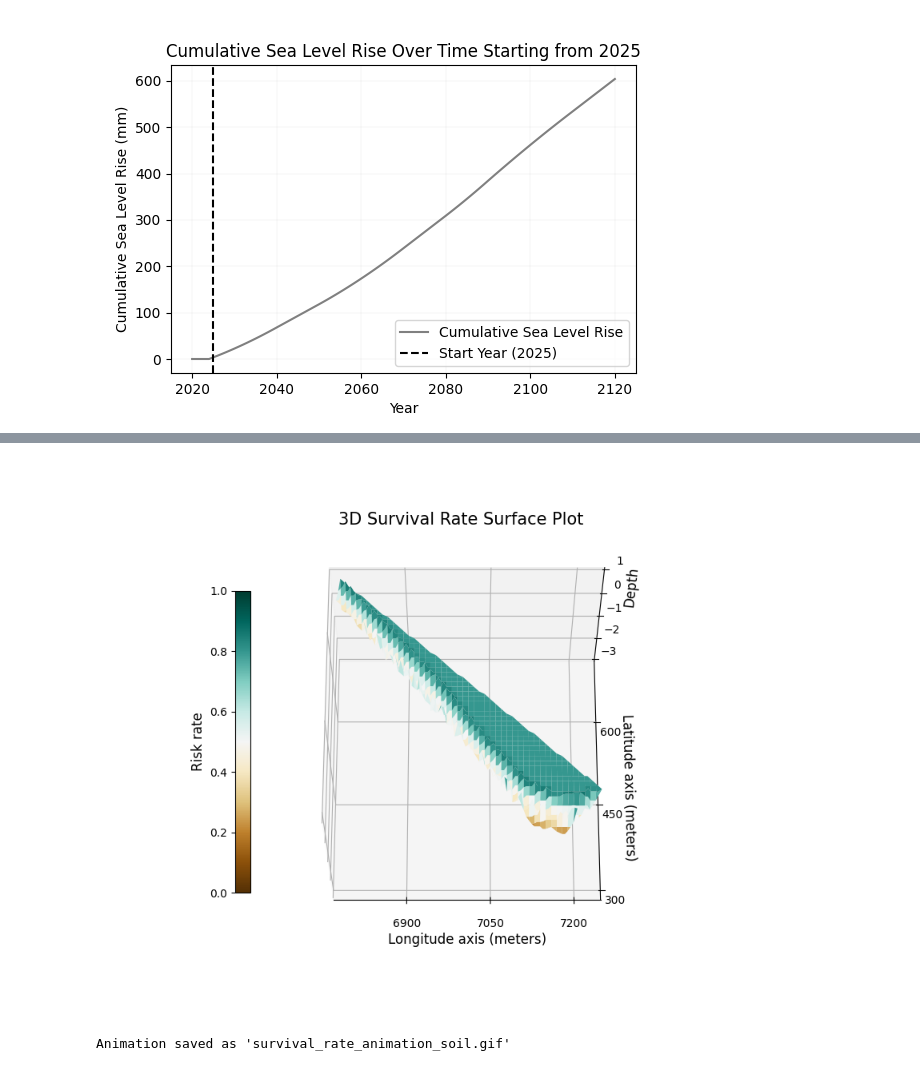
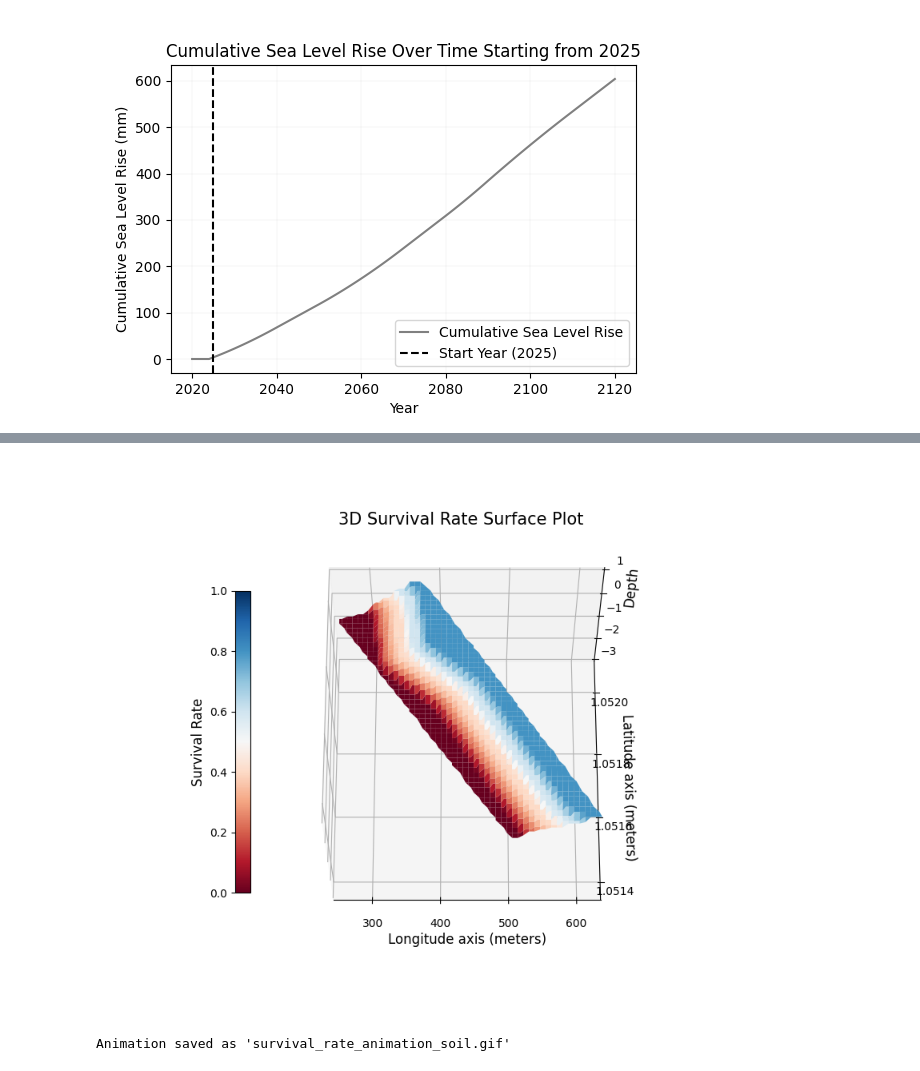
Before and after one commit to kimdonggyun/SLR, a Jupyter notebook: SLR.ipynb, the cells around one changed output, grey strips where cells are left out. Saved outputs shown, nothing was run; the diff lists cells and outputs as text; code cells hidden in the pictures.

```diff
--- a/SLR.ipynb
+++ b/SLR.ipynb
@@ -48,25 +48,23 @@ from scipy.interpolate import griddata
 import imageio
 import os
 # %%
-# build functions and set variables
-# 1. calculate height increase rate of mangroves
-# apply gompertz growth model for the yearly height increase rate
+# Build Functions and Set Variables
+
+# 1. calculate height development of trees
+# apply gompertz growth model for the yearly height development
 def gompertz_height(t, a, b, c):
     """
     Gompertz growth model.
     Args:
         t: Time points.
-        a: Maximum height.
-        b: Growth rate parameter.
-        c: Shape parameter.
+        a: Maximum height <- maximum height of the tree
+        b: Growth rate parameter <- It changes the shape of the curve
+        c: Shape parameter <- It changes the shape of the curve
     Returns:
         Predicted heights.
     """
     return a * np.exp(-b * np.exp(-c * t))
 
-# calculate average sea level anomaly
-# annual sea level anomaluy based on https://sealevel.nasa.gov/data-analysis-tool
-anomaly_SL = np.linspace(0, 0.21, 6) # unit meter
 
 # 2. calculate magnitude of risk on mangrove survival rate with regard to sea level rise
 # survival rate calculation with regard to the sea level and tree height
@@ -91,13 +89,18 @@ def survival_rate(sea_level, tree_height):
     rate = 0.6
   elif r<1.0 and r>=0.8:
     rate = 0.8
-  elif r == 1.0:
+  else:
     rate = 1
-  elif r > 1.0:
-    print("something wrong")
   return rate
 
+# calculate average sea level anomaly
+# annual sea level anomaluy based on https://sealevel.nasa.gov/data-analysis-tool
+# not applied in the later step. Include it if precise survival rate is necessary
+anomaly_SL = np.linspace(0, 0.21, 6) # unit meter
+
 # calculate erosion rate
+# not applied in the later step. Include it if precise survival rate is necessary
+# this deginition should be modified
 def simulate_erosion(df, erosion_factor=0.5):
     """
     Simulate soil erosion and sediment redistribution based on sea level rise.
@@ -355,7 +371,7 @@ slope = 1/100 #meter 2meter depth at 100m distance from the shorline without wat
 gdf_grid['depth'] = -(gdf_grid['distance_to_line']/0.00001) * slope
 
 # apply soil erosion
-gdf_grid = simulate_erosion(gdf_grid, erosion_factor=0.2)
+#gdf_grid = simulate_erosion(gdf_grid, erosion_factor=0.2)
 # %%
 # Convert to DataFrame for plotting
 df_grid = pd.DataFrame({
@@ -509,37 +522,37 @@ fig = plt.figure(figsize=(8, 7))
 ax = fig.add_subplot(111, projection='3d')
 
 # Plotting
-surf_risk = ax.plot_surface(xi/0.00001, yi/0.00001, zi_risk, cmap='BrBG', edgecolor='none')
+surf_risk = ax.plot_surface(xi/0.00001, yi/0.00001, zi_risk, cmap='RdBu', edgecolor='none')
 surf_risk.set_clim(0, 1)
 
 # Adding color bar which maps values to colors
 cbar = fig.colorbar(surf_risk, ax=ax, aspect=20, shrink=0.7, location='left', pad=0.000001)
-cbar.set_label('Risk rate', fontsize=12)  # Set label and its size
+cbar.set_label('Survival Rate', fontsize=12)  # Set label and its size
 
 # Labels and Title
 ax.set_xlabel('Longitude axis (meters)', fontsize=12)
 ax.set_ylabel('Latitude axis (meters)', fontsize=12)
 ax.set_zlabel('Depth', fontsize=12)
 ax.set_title('3D Survival Rate Surface Plot', fontsize=15)
 ax.set_xlim(min(x)/0.00001, max(x)/0.00001)
 ax.set_ylim(min(y)/0.00001, max(y)/0.00001)
 ax.set_zlim(-3, 1)
 
 # Control the number of axis-ticks
 ax.zaxis.set_major_locator(plt.MaxNLocator(4))
 ax.xaxis.set_major_locator(plt.MaxNLocator(4))
 ax.yaxis.set_major_locator(plt.MaxNLocator(4))
 
 # Forcefully remove any stray scientific notation
 ax.xaxis.get_offset_text().set_visible(False)
 ax.yaxis.get_offset_text().set_visible(False)
 
 ax.view_init(elev=65, azim=-90) #set the view
 
 # Show the plot
 plt.show()
 # %% [output]
-[figure, old version]
+[figure, new version]
 # %%
 
 # Ensure the output directory exists
```
Also changed, not shown: parts of 6 cells of this notebook.
